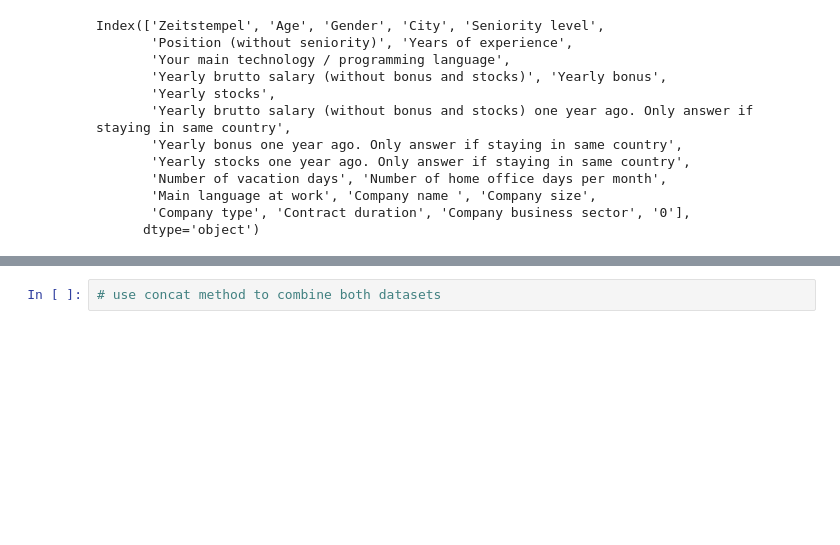
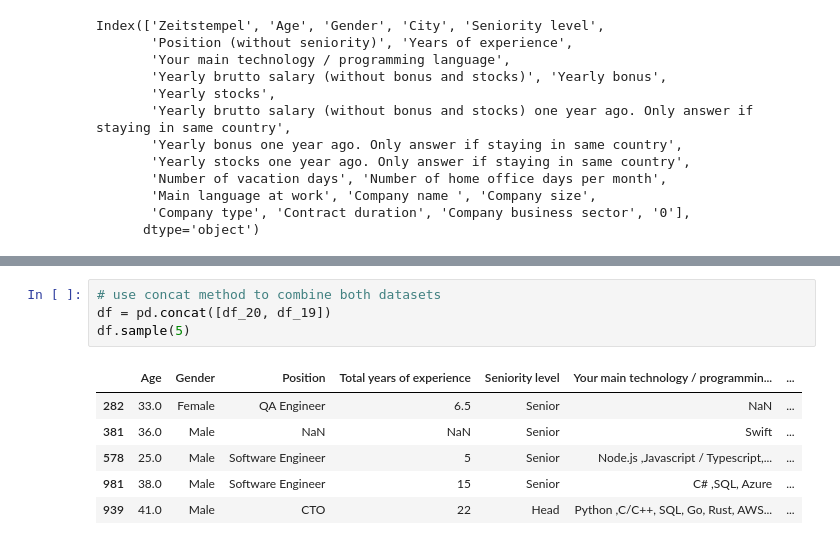
Before and after one commit to tlsiah/Salary-Prediction-model, a Jupyter notebook: Data Preprocessing & EDA.ipynb, the cells around one changed output, grey strips where cells are left out. Cells and saved outputs as stored; diff of their text form; blank space fills up the shorter version.

Commit message:
fixed data concatenation

```diff
--- a/Data Preprocessing & EDA.ipynb
+++ b/Data Preprocessing & EDA.ipynb
@@ -118,3 +124,12 @@ df_19.head()
 | 4 | 32.0 | Male | Embedded Developer | 10 | Senior | C/C++ | ... |
 # %%
 # use concat method to combine both datasets
+df = pd.concat([df_20, df_19])
+df.sample(5)
+# %% [output]
+|  | Age | Gender | Position | Total years of experience | Seniority level | Your main technology / programmin... | ... |
+| 282 | 33.0 | Female | QA Engineer | 6.5 | Senior | NaN | ... |
+| 381 | 36.0 | Male | NaN | NaN | Senior | Swift | ... |
+| 578 | 25.0 | Male | Software Engineer | 5 | Senior | Node.js ,Javascript / Typescript,... | ... |
+| 981 | 38.0 | Male | Software Engineer | 15 | Senior | C# ,SQL, Azure | ... |
+| 939 | 41.0 | Male | CTO | 22 | Head | Python ,C/C++, SQL, Go, Rust, AWS... | ... |
```
Also changed, not shown: parts of 1 cell of this notebook.
